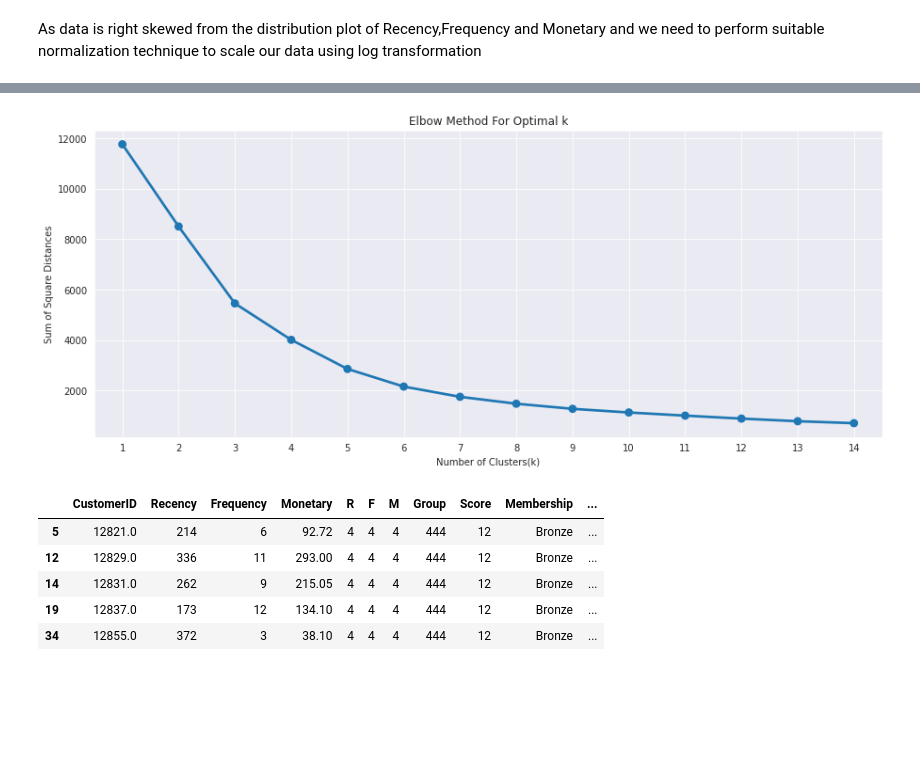
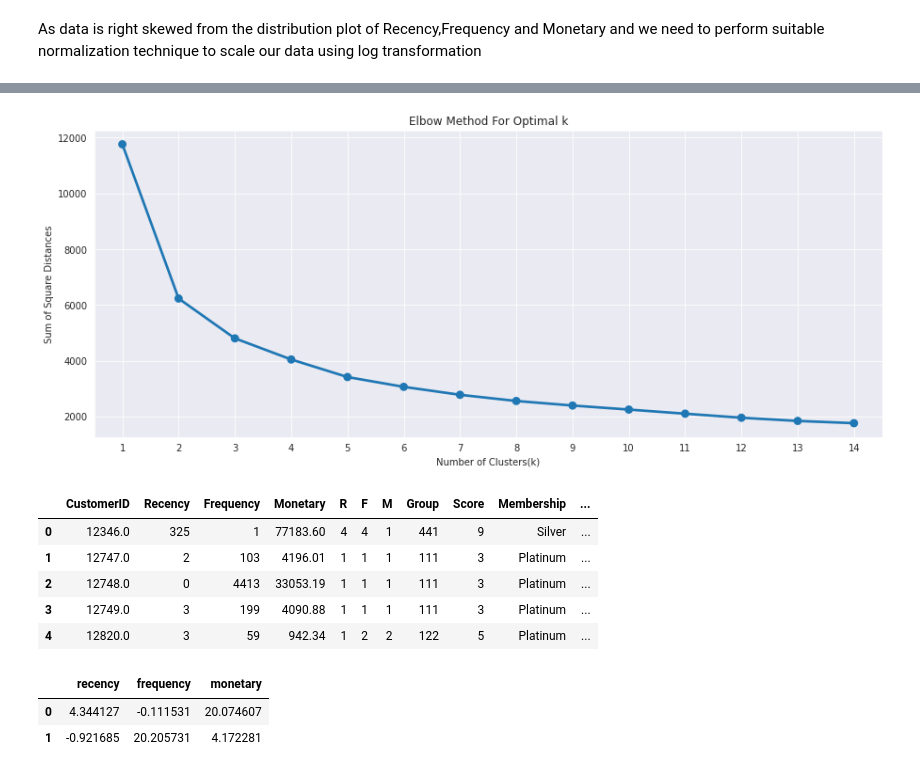
Before and after one commit to jithesh9539/Customer_Segmentation_Final, a Jupyter notebook: Customer_Segmentation_CMPE255.ipynb, the cells around one changed output, grey strips where cells are left out. Saved outputs shown, nothing was run; the diff lists cells and outputs as text; code cells hidden in the pictures; blank space fills up the shorter version.

```diff
--- a/Customer_Segmentation_CMPE255.ipynb
+++ b/Customer_Segmentation_CMPE255.ipynb
@@ -399,6 +399,6 @@ import math
 X_train = rfm_data.iloc[:, [1, 2, 3]]
 
 # now we will apply changes to the X_training dataset instead of the original RFM dataset
-X_train.Recency = rfm_data.recency.apply(lambda x : 0 if x == 0 else round(math.log(x), 3))
-X_train.Frequency = rfm_data.frequency.apply(lambda x : 0 if x == 0 else round(math.log(x), 3))
-X_train.Monetary = rfm_data.monetary.apply(lambda x : 0 if x == 0 else round(math.log(x), 3))
+X_train.Recency = rfm_data.Recency.apply(lambda x : 0 if x == 0 else round(math.log(x), 3))
+X_train.Frequency = rfm_data.Frequency.apply(lambda x : 0 if x == 0 else round(math.log(x), 3))
+X_train.Monetary = rfm_data.Monetary.apply(lambda x : 0 if x == 0 else round(math.log(x), 3))
@@ -453,7 +459,7 @@ plt.show()
 # After plotting we infer that there is sharp decrease / elbow formed when n_clusters are = 4 so we will
 # create our final model using number of clusters equals to 4
 # %% [output]
-[figure, old version]
+[figure, new version]
 # %%
 # Now we will build the model using K Means clustering.
 model = KMeans(n_clusters = 4, max_iter = 1000)
@@ -464,11 +470,23 @@ model.fit(Scaled_Data)
 # adding cluster variable to the RFM dataset to check membership level of customer.
 rfm_data['Cluster'] = model.labels_ # labels_ returns the cluster of each datapoint.
 # %%
-rfm_data[rfm_data['Group']=='444'].head()
+rfm_data.head()
 # %% [output]
 |  | CustomerID | Recency | Frequency | Monetary | R | F | M | Group | Score | Membership | ... |
-| 5 | 12821.0 | 214 | 6 | 92.72 | 4 | 4 | 4 | 444 | 12 | Bronze | ... |
-| 12 | 12829.0 | 336 | 11 | 293.00 | 4 | 4 | 4 | 444 | 12 | Bronze | ... |
-| 14 | 12831.0 | 262 | 9 | 215.05 | 4 | 4 | 4 | 444 | 12 | Bronze | ... |
-| 19 | 12837.0 | 173 | 12 | 134.10 | 4 | 4 | 4 | 444 | 12 | Bronze | ... |
-| 34 | 12855.0 | 372 | 3 | 38.10 | 4 | 4 | 4 | 444 | 12 | Bronze | ... |
+| 0 | 12346.0 | 325 | 1 | 77183.60 | 4 | 4 | 1 | 441 | 9 | Silver | ... |
+| 1 | 12747.0 | 2 | 103 | 4196.01 | 1 | 1 | 1 | 111 | 3 | Platinum | ... |
+| 2 | 12748.0 | 0 | 4413 | 33053.19 | 1 | 1 | 1 | 111 | 3 | Platinum | ... |
+| 3 | 12749.0 | 3 | 199 | 4090.88 | 1 | 1 | 1 | 111 | 3 | Platinum | ... |
+| 4 | 12820.0 | 3 | 59 | 942.34 | 1 | 2 | 2 | 122 | 5 | Platinum | ... |
+# %%
+# tdata[] = [2.344127, -0.411531,	10.074607]
+
+tdata = {'recency': [4.344127, -0.921685],
+	'frequency': [-0.111531, 20.205731],
+	'monetary': [20.074607, 4.172281]}
+dd = pd.DataFrame(tdata)
+dd.head()
+# %% [output]
+|  | recency | frequency | monetary |
+| 0 | 4.344127 | -0.111531 | 20.074607 |
+| 1 | -0.921685 | 20.205731 | 4.172281 |
```
Also changed, not shown: parts of 13 cells of this notebook.
